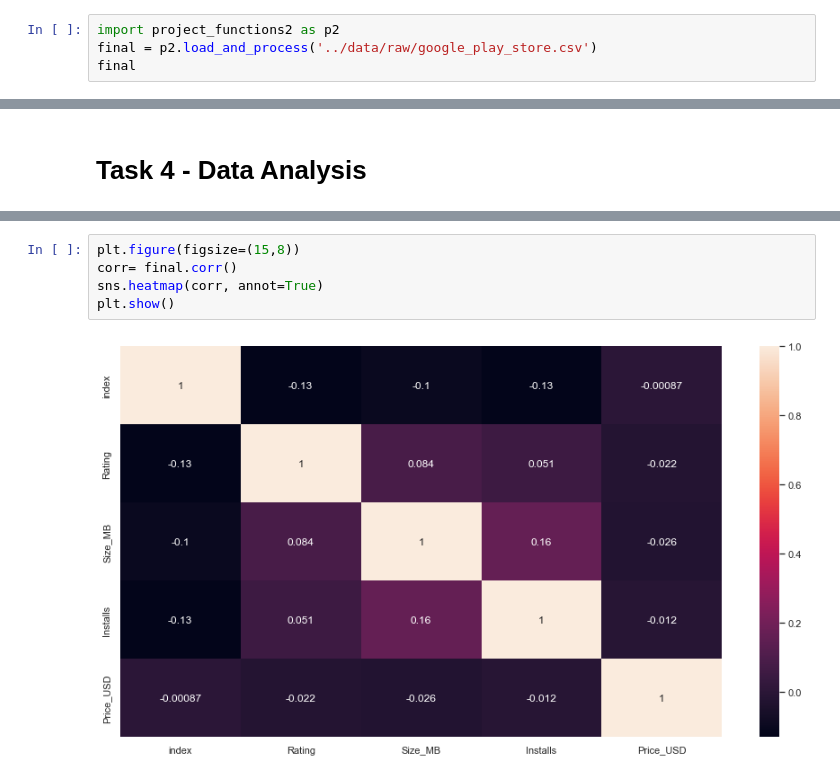
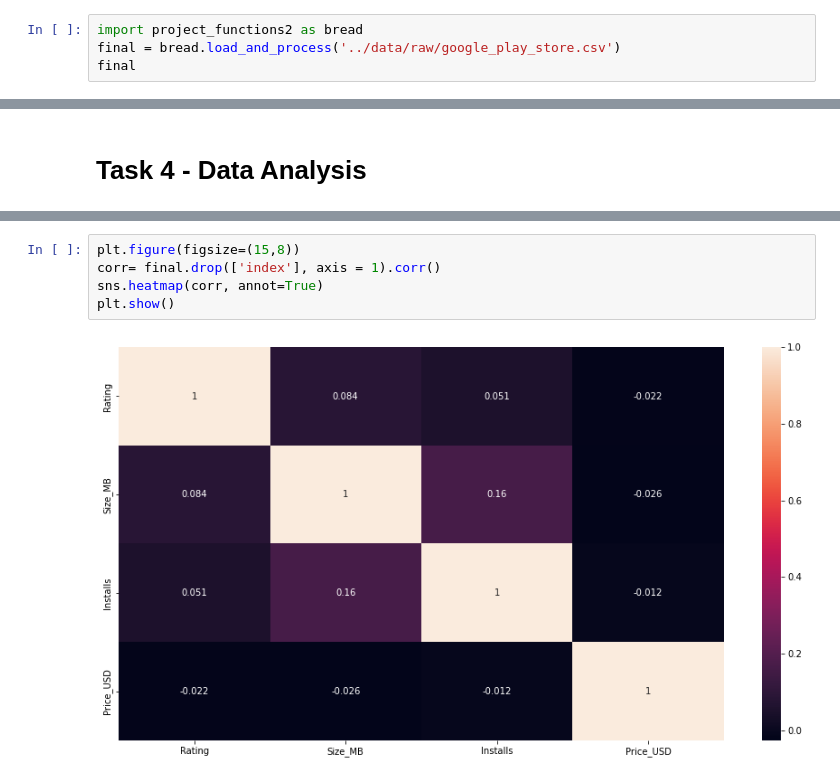
Before and after one commit to ubco-W2022T1-cosc301/project-group36, a Jupyter notebook: notebooks/analysis2.ipynb, the cells around one changed output, grey strips where cells are left out. Cells and saved outputs as stored; diff of their text form.

```diff
--- a/notebooks/analysis2.ipynb
+++ b/notebooks/analysis2.ipynb
@@ -235,6 +313,6 @@ def load_and_process(url_or_path_to_csv_file):
 # %%
-import project_functions2 as p2
-final = p2.load_and_process('../data/raw/google_play_store.csv')
+import project_functions2 as bread
+final = bread.load_and_process('../data/raw/google_play_store.csv')
 final
 # %% [output]
 |  | index | App Name | Category | Rating | Reviews | Size_MB | Installs | Type | Price_USD | Content Rating | ... |
@@ -267,7 +369,7 @@ plt.show()
 # %%
 plt.figure(figsize=(15,8))
-corr= final.corr()
+corr= final.drop(['index'], axis = 1).corr()
 sns.heatmap(corr, annot=True)
 plt.show()
 # %% [output]
-[figure, old version]
+[figure, new version]
```
Also changed, not shown: parts of 41 cells of this notebook, 1 other file.
